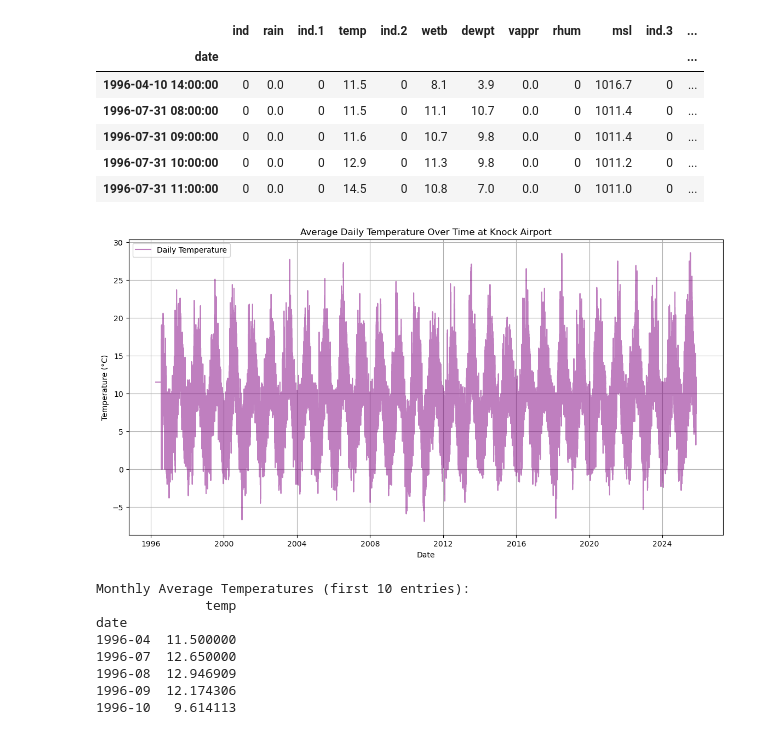
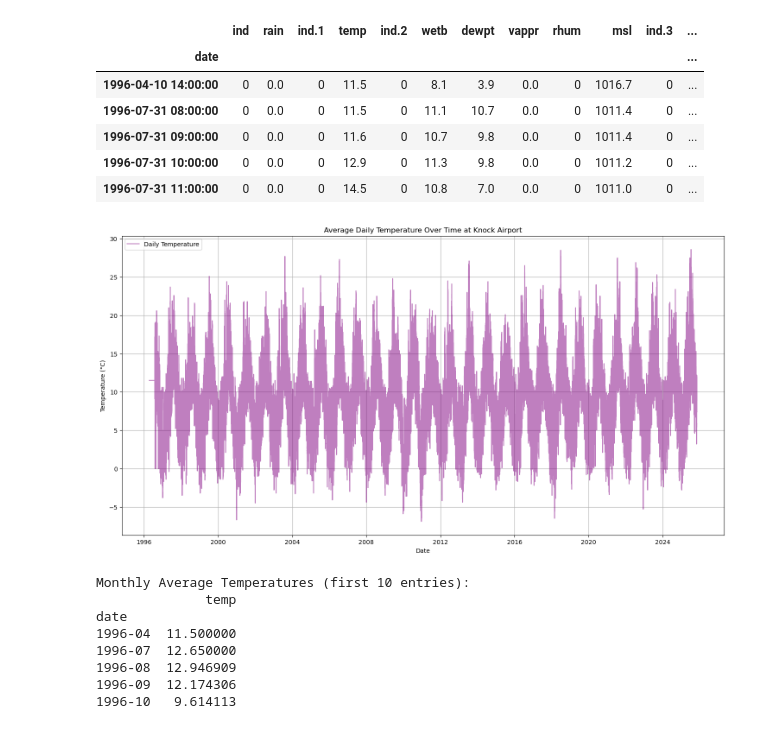
Before and after one commit to marianemcgrath/pfda, a Jupyter notebook: assignment/assignment06_weather.ipynb, the cells around one changed output. Saved outputs shown, nothing was run; the diff lists cells and outputs as text; code cells hidden in the pictures.

```diff
--- a/assignment/assignment06_weather.ipynb
+++ b/assignment/assignment06_weather.ipynb
@@ -110,10 +98,8 @@ datetime64[ns]
 4   1996-07-31 11:00:00
 Name: date, dtype: datetime64[ns]
 # %%
-# setting date to index and sorting by index to ensure data is sorted properly
-# Check if 'date' is already the index, if not, set it as index
-if 'date' in df.columns:
-    df.set_index('date', inplace=True)
+# Set date as index and sorting by index to ensure data is sorted properly
+if 'date' in df.columns: df.set_index('date', inplace=True)
 
 # sort values
 sorted_index = df.index.sort_values()
@@ -130,16 +116,16 @@ display(df.head())
 | 1996-07-31 11:00:00 | 0 | 0.0 | 0 | 14.5 | 0 | 10.8 | 7.0 | 0.0 | 0 | 1011.0 | 0 | ... |
 # %%
 # The first plot we are creating must depict the average daily temperature over time
-plt.figure(figsize=(14, 7))
+plt.figure(figsize=(18,9))
 plt.plot(df.index, df['temp'], label='Daily Temperature', color='purple', alpha=0.5)
 plt.title('Average Daily Temperature Over Time at Knock Airport')
 plt.xlabel('Date')
 plt.ylabel('Temperature (°C)')
 plt.legend()
-plt.grid(True)
+plt.grid()
 plt.show()
 # %% [output]
-[figure, old version]
+[figure, new version]
 # %%
 # Grouping by month and year to calculate average temperature
 # Select only numeric columns for mean calculation
```
Also changed, not shown: parts of 22 cells of this notebook, 4 other files.
